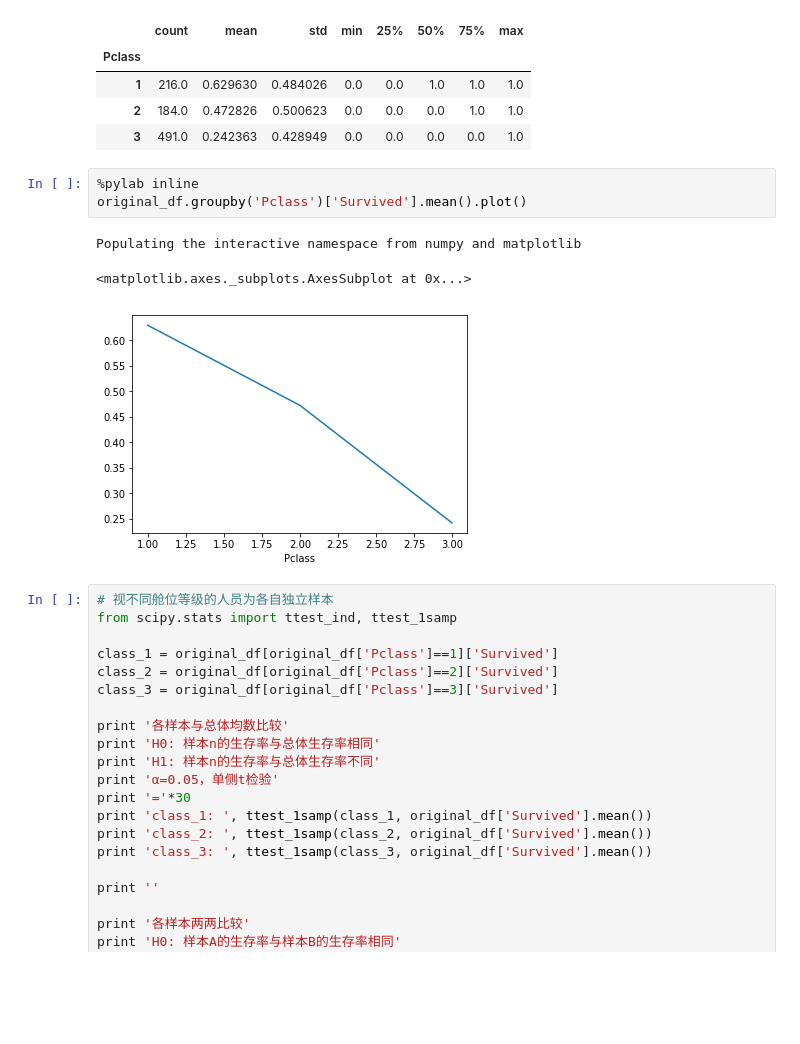
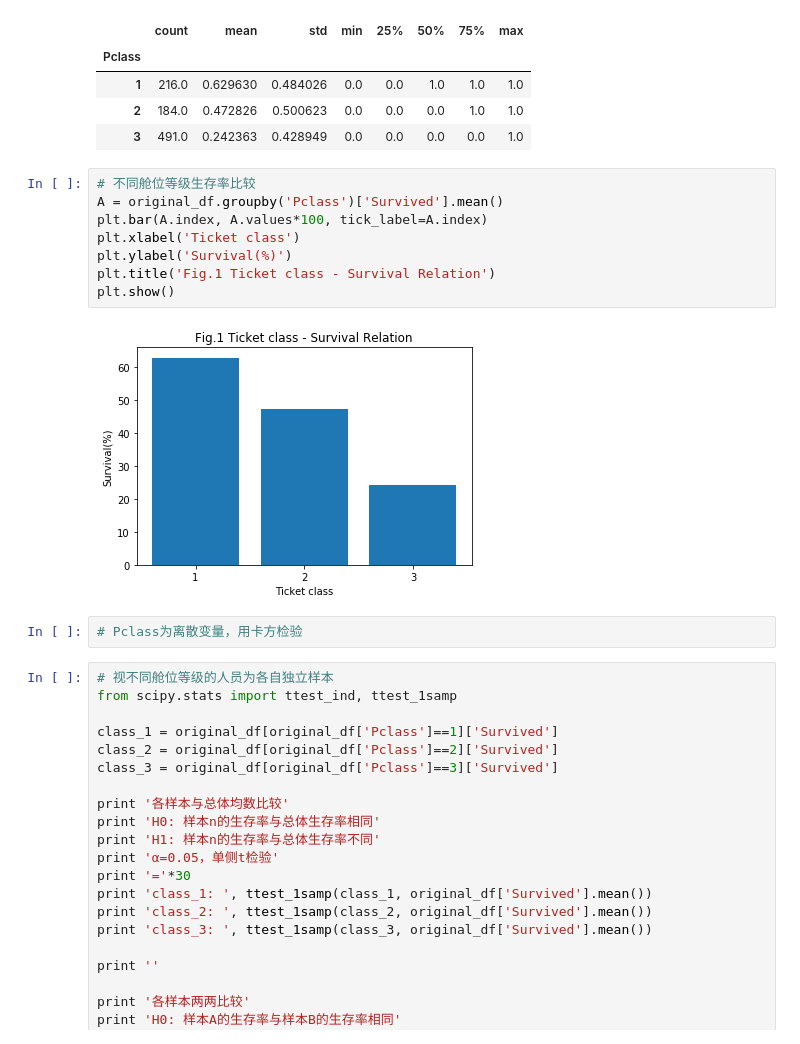
Before and after one commit to DiabloCC/UdacityCourse, a Jupyter notebook: p4/report/p4_tatanic_report.ipynb, the cells around one changed output. Saved outputs shown, nothing was run; the diff lists cells and outputs as text; blank space fills up the shorter version.

Commit message:
p4 report Pclass modified

```diff
--- a/p4/report/p4_tatanic_report.ipynb
+++ b/p4/report/p4_tatanic_report.ipynb
@@ -183,13 +186,18 @@ original_df.groupby('Pclass')['Survived'].describe()
 | 1 | 216.0 | 0.629630 | 0.484026 | 0.0 | 0.0 | 1.0 | 1.0 | 1.0 |
 | 2 | 184.0 | 0.472826 | 0.500623 | 0.0 | 0.0 | 0.0 | 1.0 | 1.0 |
 | 3 | 491.0 | 0.242363 | 0.428949 | 0.0 | 0.0 | 0.0 | 0.0 | 1.0 |
-# %%
-%pylab inline
-original_df.groupby('Pclass')['Survived'].mean().plot()
-# %% [output]
-Populating the interactive namespace from numpy and matplotlib
-<matplotlib.axes._subplots.AxesSubplot at 0x...>
-[figure, removed]
+# %%
+# 不同舱位等级生存率比较
+A = original_df.groupby('Pclass')['Survived'].mean()
+plt.bar(A.index, A.values*100, tick_label=A.index)
+plt.xlabel('Ticket class')
+plt.ylabel('Survival(%)')
+plt.title('Fig.1 Ticket class - Survival Relation')
+plt.show()
+# %% [output]
+[figure, added]
+# %%
+# Pclass为离散变量，用卡方检验
 # %%
 # 视不同舱位等级的人员为各自独立样本
 from scipy.stats import ttest_ind, ttest_1samp
```
Also changed, not shown: parts of 6 cells of this notebook.
